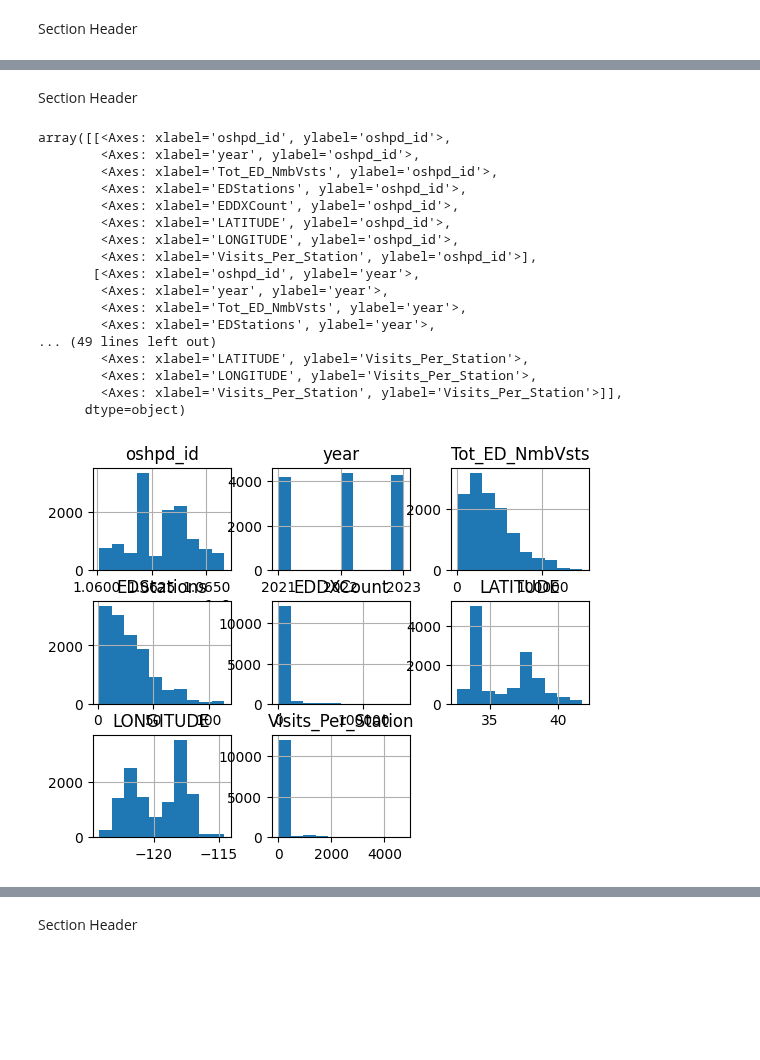
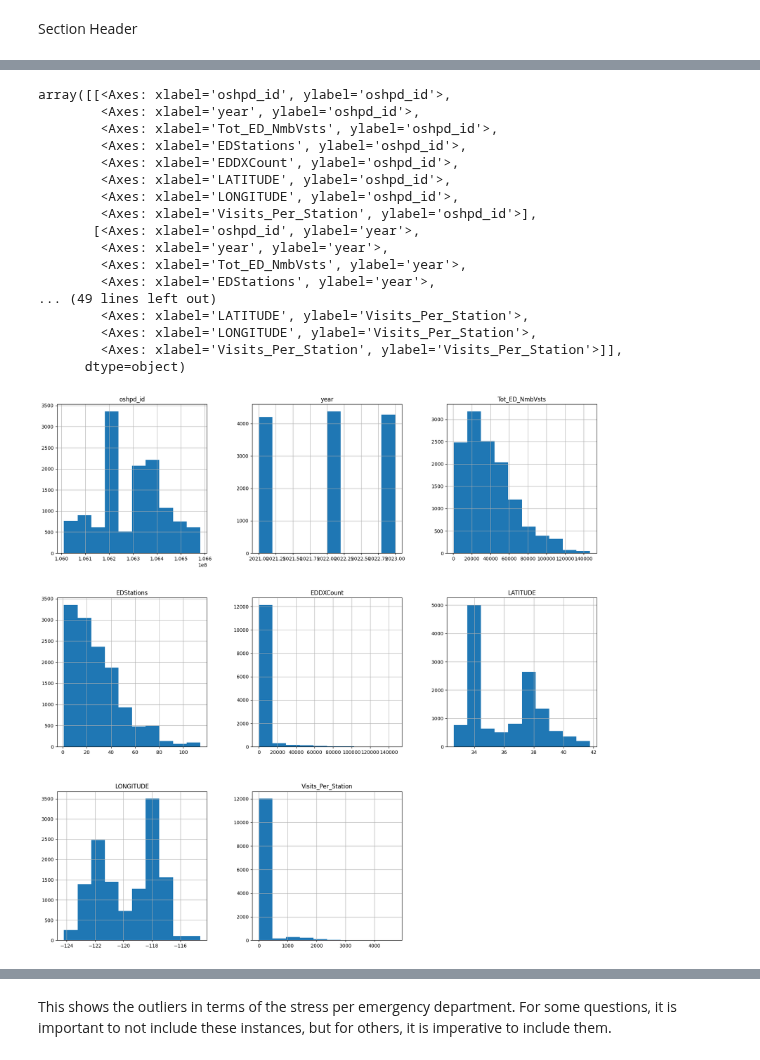
Before and after one commit to tovarrog24/Emergency-Department-Volume-and-Capacity, a Jupyter notebook: exploration.ipynb, the cells around one changed output, grey strips where cells are left out. Saved outputs shown, nothing was run; the diff lists cells and outputs as text; code cells hidden in the pictures; blank space fills up the shorter version.

```diff
--- a/exploration.ipynb
+++ b/exploration.ipynb
@@ -85,28 +106,26 @@ The Numerical Descriptions
-# %% [markdown]
-Section Header
 # %%
 #Show examples of the following visualization methods on selected dataset columns.
 # Try to interpret the results that are interesting and useful.
 
-data.hist()
+data.hist(figsize = (20,20))
 data.boxplot()
-pd.plotting.scatter_matrix(data)
+pd.plotting.scatter_matrix(data, figsize = (20,20))
 # %% [output]
 array([[<Axes: xlabel='oshpd_id', ylabel='oshpd_id'>,
         <Axes: xlabel='year', ylabel='oshpd_id'>,
         <Axes: xlabel='Tot_ED_NmbVsts', ylabel='oshpd_id'>,
         <Axes: xlabel='EDStations', ylabel='oshpd_id'>,
         <Axes: xlabel='EDDXCount', ylabel='oshpd_id'>,
         <Axes: xlabel='LATITUDE', ylabel='oshpd_id'>,
         <Axes: xlabel='LONGITUDE', ylabel='oshpd_id'>,
         <Axes: xlabel='Visits_Per_Station', ylabel='oshpd_id'>],
        [<Axes: xlabel='oshpd_id', ylabel='year'>,
         <Axes: xlabel='year', ylabel='year'>,
         <Axes: xlabel='Tot_ED_NmbVsts', ylabel='year'>,
         <Axes: xlabel='EDStations', ylabel='year'>,
 ... (49 lines left out)
         <Axes: xlabel='LATITUDE', ylabel='Visits_Per_Station'>,
         <Axes: xlabel='LONGITUDE', ylabel='Visits_Per_Station'>,
         <Axes: xlabel='Visits_Per_Station', ylabel='Visits_Per_Station'>]],
       dtype=object)
-[figure, old version]
+[figure, new version]
@@ -114,5 +133,5 @@ array([[<Axes: xlabel='oshpd_id', ylabel='oshpd_id'>,
-# %% [markdown]
-Section Header
+# %% [markdown]
+This shows the outliers in terms of the stress per emergency department. For some questions, it is important to not include these instances, but for others, it is imperative to include them.
 # %%
 #Try to find outliers in the dataset such as the following,
 # show examples, and show how you are cleaning them.
```
Also changed, not shown: parts of 9 cells of this notebook.
